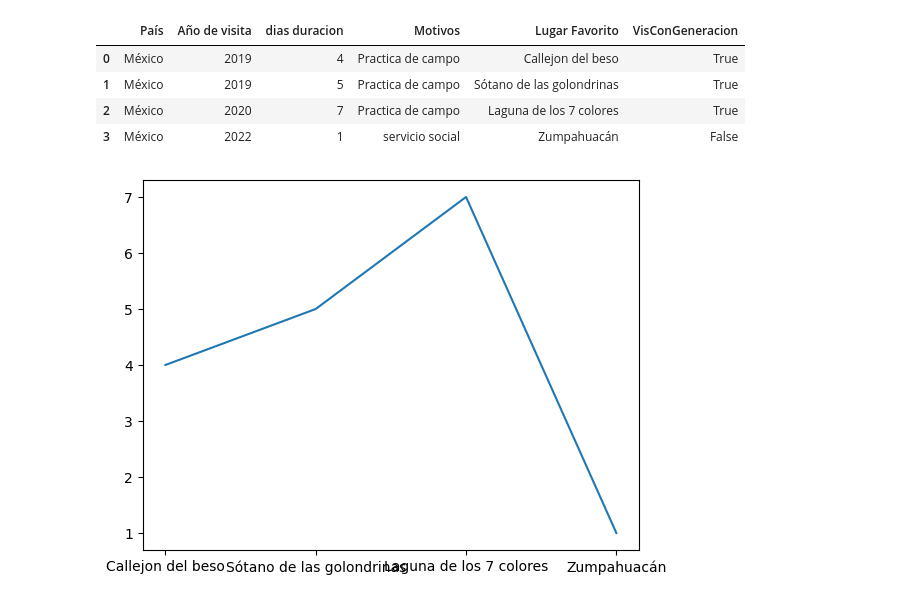
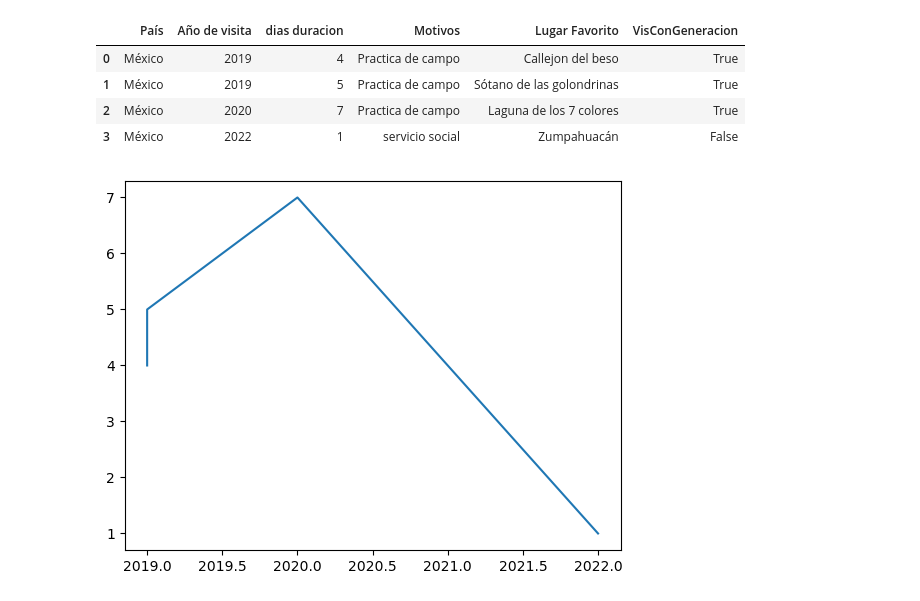
Before and after one commit to JFChavezC001/DataAnalysis, a Jupyter notebook: Matplotlib.ipynb, the cells around one changed output. Saved outputs shown, nothing was run; the diff lists cells and outputs as text; code cells hidden in the pictures.

```diff
--- a/Matplotlib.ipynb
+++ b/Matplotlib.ipynb
@@ -45,7 +45,7 @@ df_practicas
 | 3 | México | 2022 | 1 | servicio social | Zumpahuacán | False |
 # %%
 #creamos una gráfica a partir de nuestro df
-plt.plot(df_practicas["Lugar Favorito"],df_practicas["dias duracion"])
+plt.plot(df_practicas["Año de visita"],df_practicas["dias duracion"])
 plt.show()
 # %% [output]
-[figure, old version]
+[figure, new version]
```
Also changed, not shown: parts of 1 cell of this notebook.
